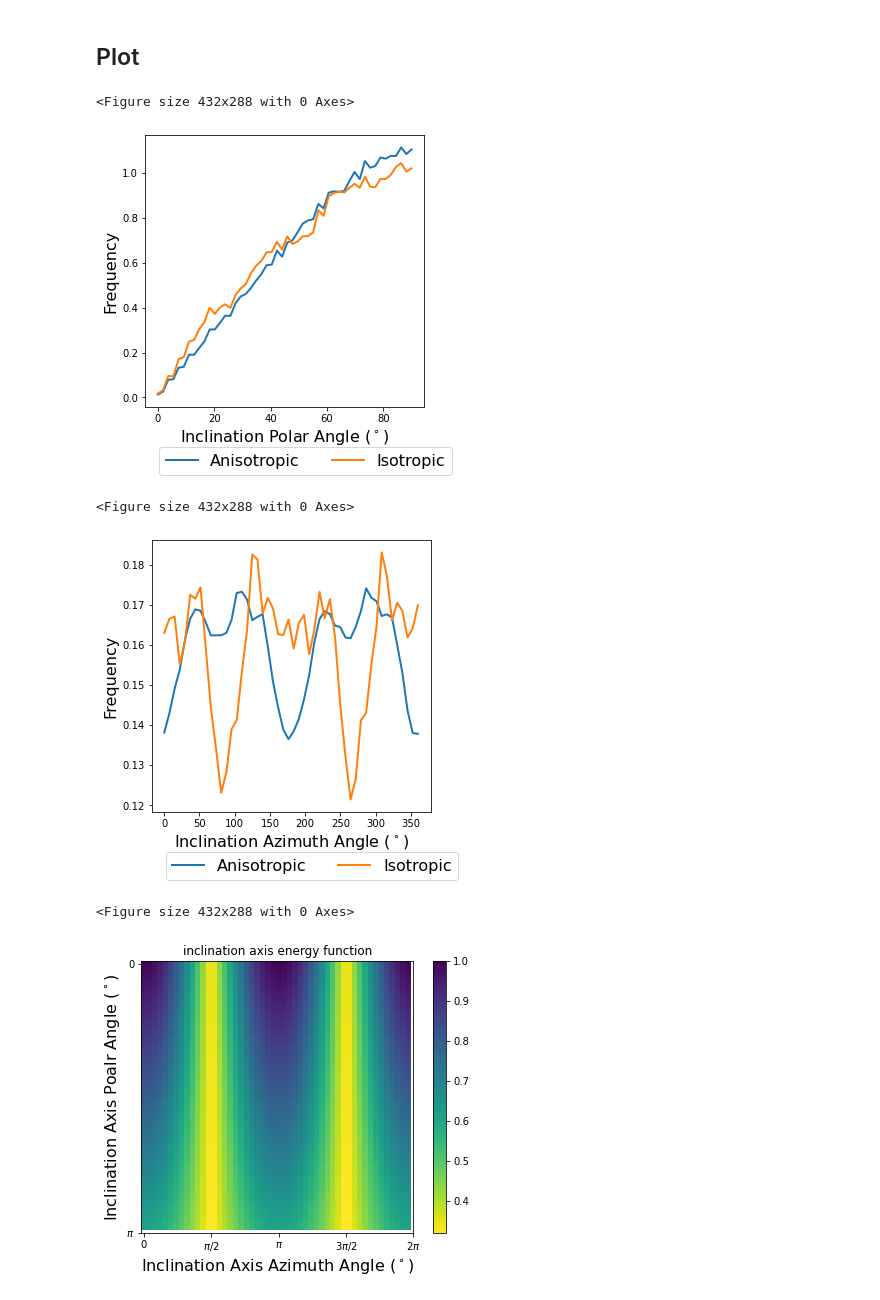
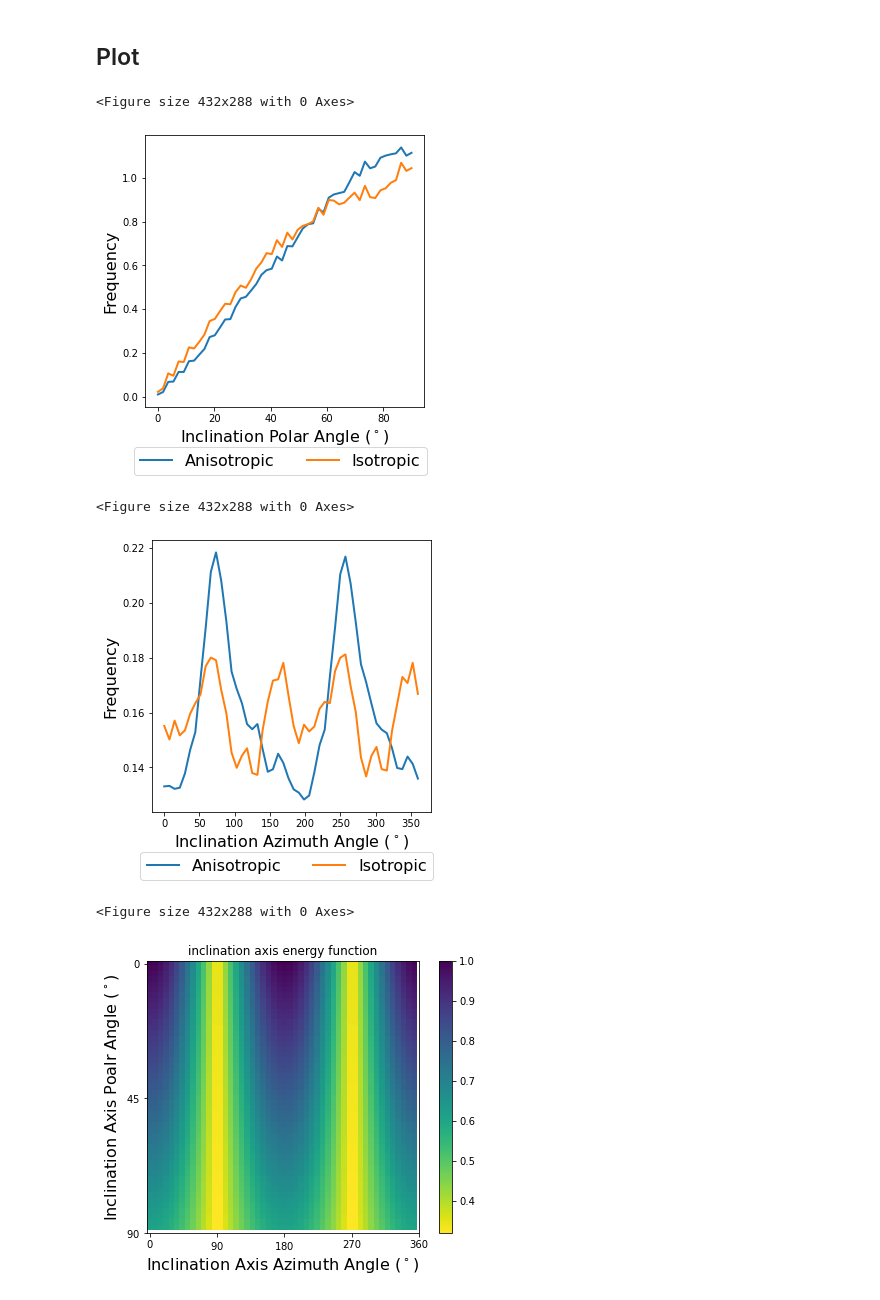
Before and after one commit to Linwitness/VECTOR, a Jupyter notebook: examples/verify_energy_function/plot_misorientation_distribution_5D_for_poly20k_hipergator.ipynb, the cells around one changed output. Saved outputs shown, nothing was run; the diff lists cells and outputs as text; code cells hidden in the pictures.

```diff
--- a/examples/verify_energy_function/plot_misorientation_distribution_5D_for_poly20k_hipergator.ipynb
+++ b/examples/verify_energy_function/plot_misorientation_distribution_5D_for_poly20k_hipergator.ipynb
@@ -466,30 +497,23 @@ if __name__ == '__main__':
     init_file_folder = "/blue/michael.tonks/lin.yang/SPPARKS-VirtualIncEnergy/3d_poly/IC/"
     npy_file_folder = "/blue/michael.tonks/lin.yang/SPPARKS-VirtualIncEnergy/3d_poly_fully/results/"
     init_file_name = "poly_IC264_5k.init"
-    npy_file_name_aniso = f"p_ori_fully5d_aveE_f1.0_t0.0_264_5k_multiCore64_J1_refer_1_0_0_seed56689_kt1.95.npy"
+    npy_file_name_aniso = f"p_ori_fully5d_fz_aveE_f1.0_t1.0_264_5k_multiCore64_J1_refer_1_0_0_seed56689_kt1.95.npy"
     npy_file_name_iso = f"p_iso_264_5k_multiCore64_J1_refer_1_0_0_seed56689_kt1.95.npy"
     input_npy_data = [npy_file_folder+npy_file_name_aniso, npy_file_folder+npy_file_name_iso]
     compare_label = ["Anisotropic", "Isotropic"]
 
     # Get time step with expected grain num
-    expected_grain_num = 1000
+    expected_grain_num = 500
     special_step_distribution, microstructure_list = inclination_processing.calculate_expected_step(input_npy_data, expected_grain_num)
     print(f"Steps for {compare_label} are {list(map(int, special_step_distribution))}")
 
-    # special_step_distribution_0, microstructure_list_0 = calculate_expected_step([input_npy_data[2]], 1000)
-    # special_step_distribution=list(special_step_distribution)
-    # microstructure_list = list(microstructure_list)
-    # special_step_distribution.append(special_step_distribution_0[0])
-    # microstructure_list.append(microstructure_list_0[0])
-    # special_step_distribution=np.array(special_step_distribution)
-    # microstructure_list = np.array(microstructure_list)
 
     # misorientation
     grain_num = 5000
     Osym = 24
     symm2quat_matrix, quartAngle = pre_operation_misorientation(grain_num, init_file_folder + init_file_name, Osym)
     num_bin = 100
-    axis_num_bin = 50
+    axis_num_bin = 200
     print("> Pre-work done")
 # %% [output]
 > Step calculation done
@@ -697,20 +1013,20 @@ Total num of GB sites: 1823132
     fig = plt.figure(figsize=(5, 5))
     for i in range(len(input_npy_data)):
         plt.plot(np.linspace(0,90,num_bin_inclination)[:num_bin_inclination_plot], inclination_polar_angle_distribution_list[i][:num_bin_inclination_plot], label=compare_label[i], linewidth=2)
-    plt.legend(loc=(0.05,-0.25),fontsize=16, ncol=2)
+    plt.legend(loc=(-0.04,-0.25),fontsize=16, ncol=2)
     plt.xlabel(r"Inclination Polar Angle ($^\circ$)", fontsize=16)
     plt.ylabel("Frequency", fontsize=16)
-    plt.savefig(current_path + f"/figures/{case_name}_inclination_polar_angle_distribution_2dofs_{expected_grain_num}grains.png", dpi=400,bbox_inches='tight')
+    # plt.savefig(current_path + f"/figures/{case_name}_inclination_polar_angle_distribution_2dofs_{expected_grain_num}grains.png", dpi=400,bbox_inches='tight')
 
 
     plt.figure()
     fig = plt.figure(figsize=(5, 5))
     for i in range(len(input_npy_data)):
         plt.plot(np.linspace(0,360,num_bin_inclination)[:num_bin_inclination_plot], inclination_azimuth_angle_distribution_list[i][:num_bin_inclination_plot], label=compare_label[i], linewidth=2)
-    plt.legend(loc=(0.05,-0.25),fontsize=16, ncol=2)
+    plt.legend(loc=(-0.04,-0.25),fontsize=16, ncol=2)
     plt.xlabel(r"Inclination Azimuth Angle ($^\circ$)", fontsize=16)
     plt.ylabel("Frequency", fontsize=16)
-    plt.savefig(current_path + f"/figures/{case_name}_inclination_azimuth_angle_distribution_2dofs_{expected_grain_num}grains.png", dpi=400,bbox_inches='tight')
+    # plt.savefig(current_path + f"/figures/{case_name}_inclination_azimuth_angle_distribution_2dofs_{expected_grain_num}grains.png", dpi=400,bbox_inches='tight')
 
     # inclination energy distribution
     i_axis_energy_function = np.zeros((num_bin_inclination, num_bin_inclination))
@@ -722,8 +1038,8 @@ Total num of GB sites: 1823132
     plt.imshow(i_axis_energy_function,cmap='viridis_r')
     plt.xlabel(r"Inclination Axis Azimuth Angle ($^\circ$)", fontsize=16)
     plt.ylabel(r"Inclination Axis Poalr Angle ($^\circ$)", fontsize=16)
-    plt.xticks(np.linspace(0,axis_num_bin,5), ['0',r'$\pi/2$',r'$\pi$',r'3$\pi$/2',r'2$\pi$'])
-    plt.yticks(np.linspace(0,axis_num_bin,2), ['0',r'$\pi$'])
+    plt.xticks(np.linspace(0,num_bin_inclination,5), ['0',r'$90$',r'$180$',r'270',r'360'])
+    plt.yticks(np.linspace(0,num_bin_inclination,3), ['0',r'$45$',r'$90$'])
     plt.colorbar()
     plt.title("inclination axis energy function")
     plt.savefig(current_path + f"/figures/{case_name}_inclination_energy_2dofs.png", dpi=400,bbox_inches='tight')
@@ -733,41 +1049,41 @@ Total num of GB sites: 1823132
     fig = plt.figure(figsize=(5, 5))
     for i in range(len(input_npy_data)):
         plt.plot(np.linspace(0,1,num_bin_inclination)[:num_bin_inclination_plot], inclination_energy_distribution_list[i][:num_bin_inclination_plot], label=compare_label[i], linewidth=2)
-    plt.legend(loc=(0.05,-0.25),fontsize=16, ncol=2)
+    plt.legend(loc=(-0.04,-0.25),fontsize=16, ncol=2)
     plt.xlabel(r"Inclination Axis Energy", fontsize=16)
     plt.ylabel("Frequency", fontsize=16)
     plt.savefig(current_path + f"/figures/{case_name}_inclination_axis_energy_distribution_2dofs_{expected_grain_num}grains.png", dpi=400,bbox_inches='tight')
 
     # plot matrix figure for inclination axis distribution
     plt.figure()
     fig = plt.figure(figsize=(14, 5))
     for i in range(len(input_npy_data)):
         plt.subplot(1,2,int(i+1))
         plt.imshow(inclination_axis_matrix_list[i],cmap='viridis_r',vmin=0,vmax=np.max(inclination_axis_matrix_list))
         plt.title(compare_label[i])
         plt.xlabel(r"Inclination Axis Azimuth Angle ($^\circ$)", fontsize=16)
         plt.ylabel(r"Inclination Axis Polar Angle ($^\circ$)", fontsize=16)
-        plt.xticks(np.linspace(0,axis_num_bin,5), ['0',r'$\pi/2$',r'$\pi$',r'3$\pi$/2',r'2$\pi$'])
-        plt.yticks(np.linspace(0,axis_num_bin,2), ['0',r'$\pi$'])
+        plt.xticks(np.linspace(0,num_bin_inclination,5), ['0',r'$90$',r'$180$',r'270',r'360'])
+        plt.yticks(np.linspace(0,num_bin_inclination,3), ['0',r'$45$',r'$90$'])
         plt.colorbar()
         plt.title(f"inclination axis 2D distribution - {compare_label[i]}")
     plt.savefig(current_path + f"/figures/{case_name}_inclination_axis_2D_distribution_2dofs_{expected_grain_num}grains.png", dpi=400,bbox_inches='tight')
     # plot matrix difference for misorientation axis distribution
     plt.figure()
     fig = plt.figure(figsize=(7, 5))
     plt.imshow(inclination_axis_matrix_list[0]-inclination_axis_matrix_list[1],cmap='coolwarm',vmin=-np.max(abs(inclination_axis_matrix_list[0]-inclination_axis_matrix_list[1])),vmax=np.max(abs(inclination_axis_matrix_list[0]-inclination_axis_matrix_list[1])))
     plt.xlabel(r"Inclination Axis Azimuth Angle ($^\circ$)", fontsize=16)
     plt.ylabel(r"Inclination Axis Polar Angle ($^\circ$)", fontsize=16)
-    plt.xticks(np.linspace(0,axis_num_bin,5), ['0',r'$\pi/2$',r'$\pi$',r'3$\pi$/2',r'2$\pi$'])
-    plt.yticks(np.linspace(0,axis_num_bin,2), ['0',r'$\pi$'])
+    plt.xticks(np.linspace(0,num_bin_inclination,5), ['0',r'$90$',r'$180$',r'270',r'360'])
+    plt.yticks(np.linspace(0,num_bin_inclination,3), ['0',r'$45$',r'$90$'])
     plt.title(f"inclination axis 2D distribution difference (aniso-iso)")
     plt.colorbar()
     plt.savefig(current_path + f"/figures/{case_name}_inclination_axis_2D_distribution_difference_2dofs_{expected_grain_num}grains.png", dpi=400,bbox_inches='tight')
 # %% [output]
 <Figure size 432x288 with 0 Axes>
-[figure, old version]
+[figure, new version]
 <Figure size 432x288 with 0 Axes>
-[figure, old version]
+[figure, new version]
 <Figure size 432x288 with 0 Axes>
-[figure, old version]
+[figure, new version]
 <Figure size 432x288 with 0 Axes>
```
Also changed, not shown: parts of 14 cells of this notebook, 49 other files.
